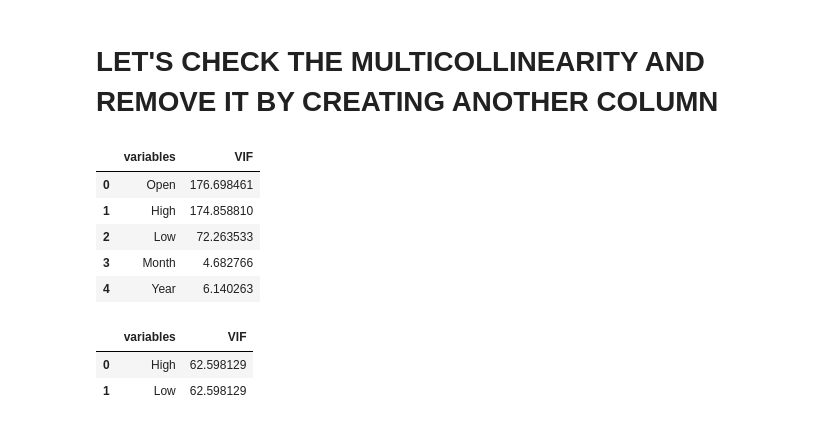
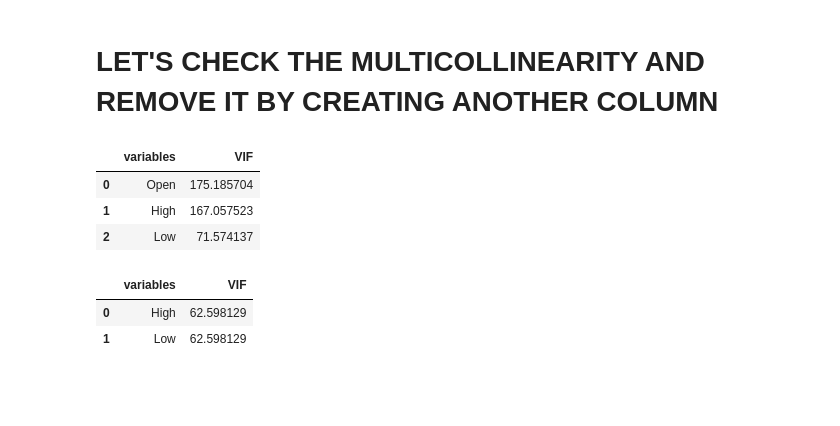
Before and after one commit to nehaa54/StockClosingPricePred, a Jupyter notebook: YesBankStockClosingPrediction.ipynb, the cells around one changed output. Saved outputs shown, nothing was run; the diff lists cells and outputs as text; code cells hidden in the pictures; blank space fills up the shorter version.

```diff
--- a/YesBankStockClosingPrediction.ipynb
+++ b/YesBankStockClosingPrediction.ipynb
@@ -392,14 +382,12 @@ def cal_vif(X):
 
   return(vif)
 # %%
-cal_vif(dataset[[i for i in dataset.describe().columns if i not in ['Close','Date']]])
+cal_vif(dataset[[i for i in dataset.describe().columns if i not in ['Close','Month','Year']]])
 # %% [output]
 |  | variables | VIF |
-| 0 | Open | 176.698461 |
-| 1 | High | 174.858810 |
-| 2 | Low | 72.263533 |
-| 3 | Month | 4.682766 |
-| 4 | Year | 6.140263 |
+| 0 | Open | 175.185704 |
+| 1 | High | 167.057523 |
+| 2 | Low | 71.574137 |
 # %%
 dataset.drop('Open',axis=1,inplace=True)
 # %%
```
Also changed, not shown: parts of 27 cells of this notebook.
